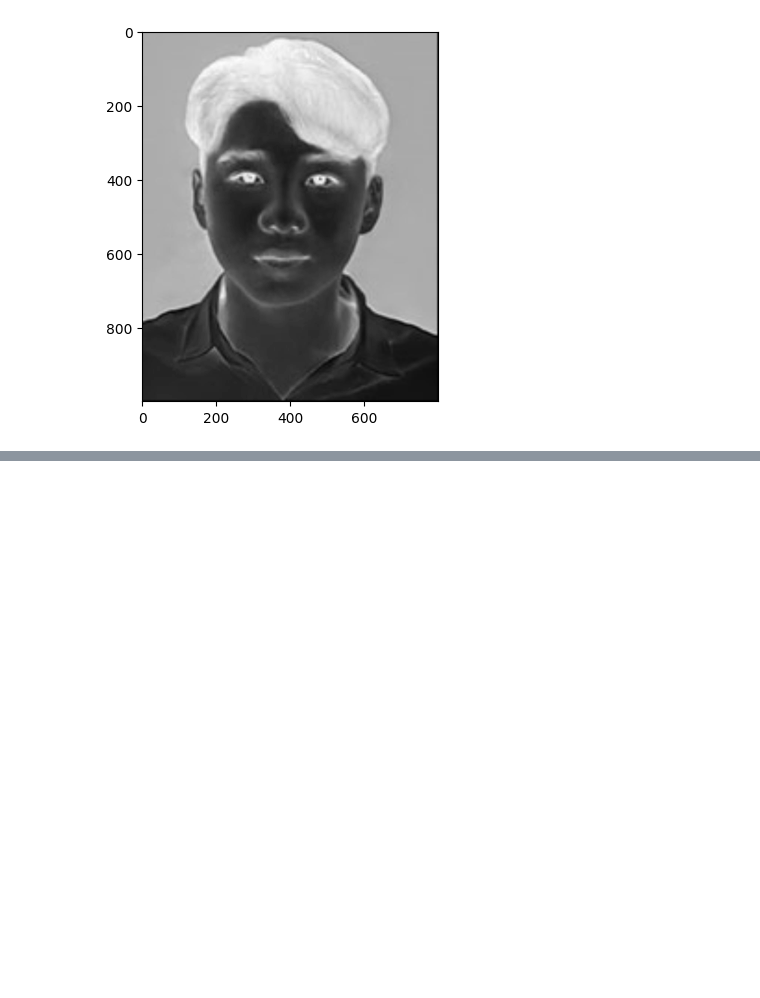
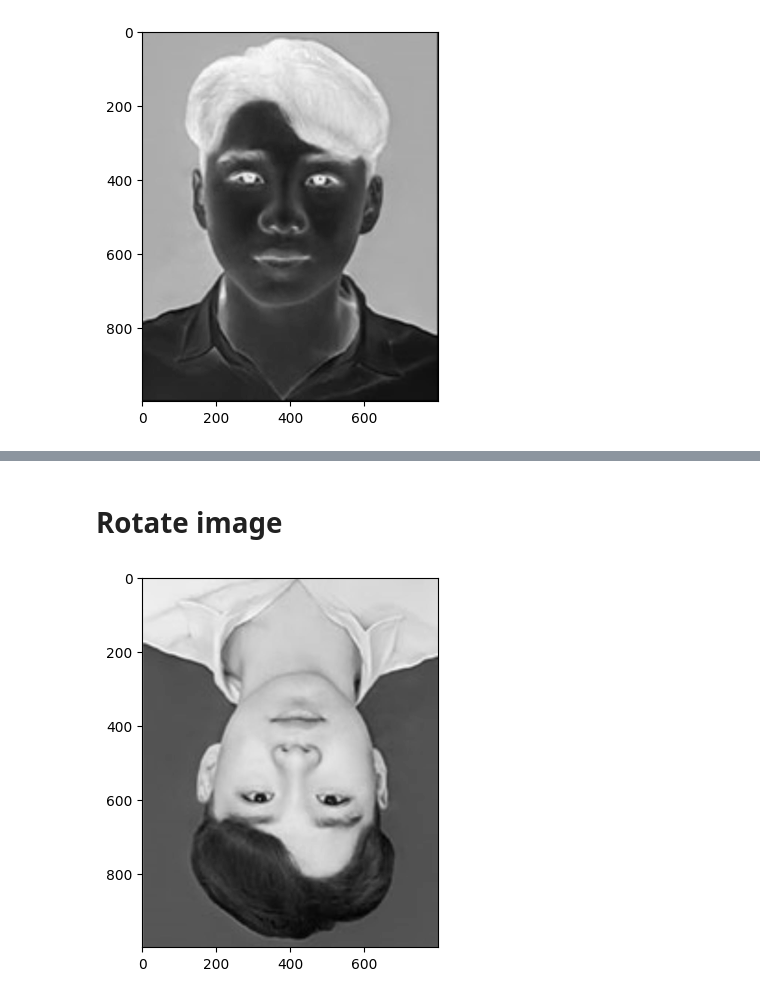
Before and after one commit to KyTranDE/Image-Proccessing, a Jupyter notebook: project1/project1.ipynb, the cells around one changed output, grey strips where cells are left out. Saved outputs shown, nothing was run; the diff lists cells and outputs as text; code cells hidden in the pictures; blank space fills up the shorter version.

```diff
--- a/project1/project1.ipynb
+++ b/project1/project1.ipynb
@@ -45,7 +47,7 @@ plt.show()
 import cv2
 import matplotlib.pyplot as plt
 
-def invert_grayscale_image(path):
+def grayscale_image(path):
     """Đọc hình ảnh grayscale từ đường dẫn và đảo ngược màu sắc."""
     img = cv2.imread(path, cv2.IMREAD_GRAYSCALE)
     return img
@@ -57,9 +59,8 @@ def display_image(img, cmap="gray"):
     plt.imshow(img, cmap=cmap)
     plt.show()
 
-path = "./img/download.png"
-display_image(invert_grayscale_image(path))
-display_image(color_orection(invert_grayscale_image(path)))
+display_image(grayscale_image(path))
+display_image(color_orection(grayscale_image(path)))
 # %% [output]
 [figure]
 [figure]
@@ -110,0 +67,31 @@ plt.show()
+# %% [markdown]
+# Rotate image
+# %%
+def rotate_image(image):
+    """
+    Xoay ngược hình ảnh 180 độ bằng vòng lặp for.
+
+    Tham số:
+    image (numpy.ndarray): Hình ảnh dưới dạng mảng numpy.
+
+    Trả về:
+    numpy.ndarray: Hình ảnh sau khi xoay ngược 180 độ.
+    """
+
+    # Lấy kích thước của hình ảnh
+    h, w = image.shape[:2]
+
+    # Tạo một mảng rỗng để lưu trữ hình ảnh đã xoay
+    rotated = np.zeros_like(image)
+
+    for i in range(h):
+        for j in range(w):
+            rotated[h - 1 - i, w - 1 - j] = image[i, j]
+
+    return rotated
+
+img = rotate_image(grayscale_image(path= path))
+plt.imshow(img,cmap='gray')
+plt.show()
+# %% [output]
+[figure, added]
```
Also changed, not shown: parts of 9 cells of this notebook, 2 other files.
